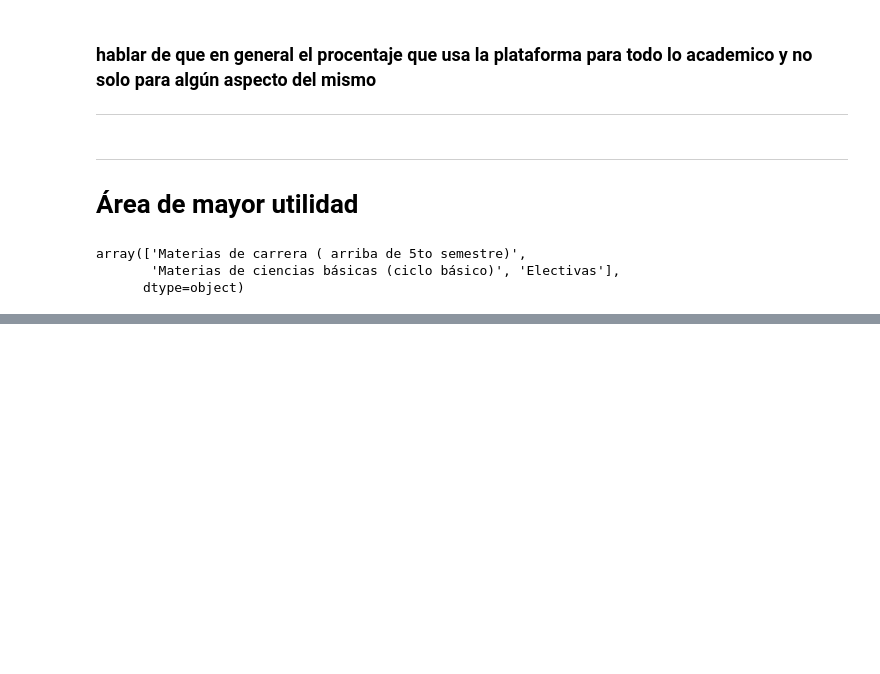
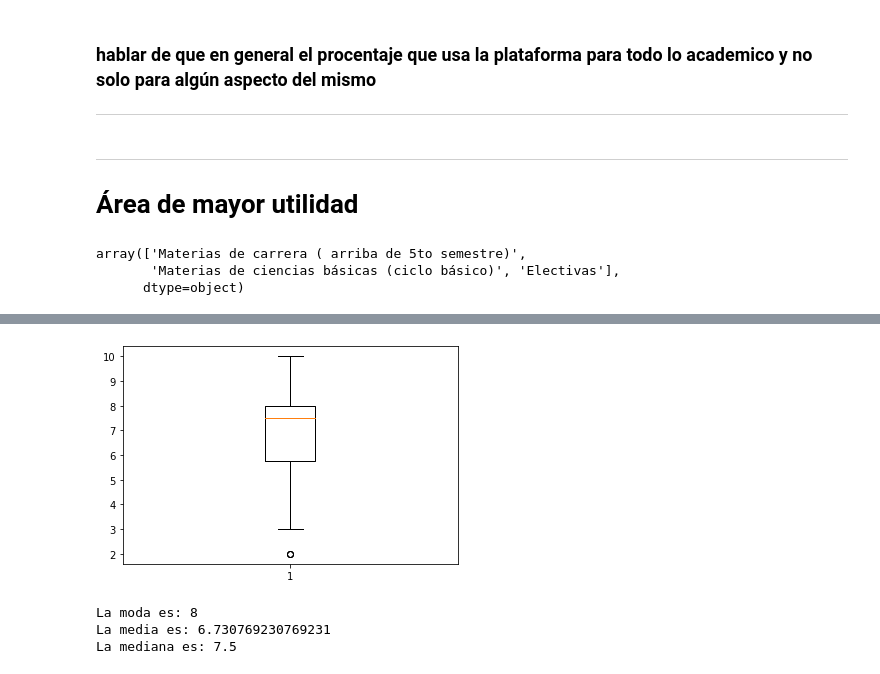
Before and after one commit to sebastianmora04/estadistica_j1, a Jupyter notebook: modelo.ipynb, the cells around one changed output, grey strips where cells are left out. Drawn from its saved outputs; the diff is of its cells as text; code cells hidden in the pictures; blank space fills up the shorter version.

```diff
--- a/modelo.ipynb
+++ b/modelo.ipynb
@@ -224,0 +235,17 @@ plt.show()
+# %%
+plt.boxplot(df['Practicidad'])
+plt.show()
+# %% [output]
+[figure, added]
+# %%
+ftau = df['Practicidad']
+modapra = stat.mode(ftau)
+mediapra = ftau.mean()
+medianpra = ftau.median()
+print('La moda es: ' + str(modapra))
+print('La media es: ' + str(mediapra) )
+print('La mediana es: ' + str(medianpra))
+# %% [output]
+La moda es: 8
+La media es: 6.730769230769231
+La mediana es: 7.5
```
Also changed, not shown: parts of 33 cells of this notebook, 1 other file.
